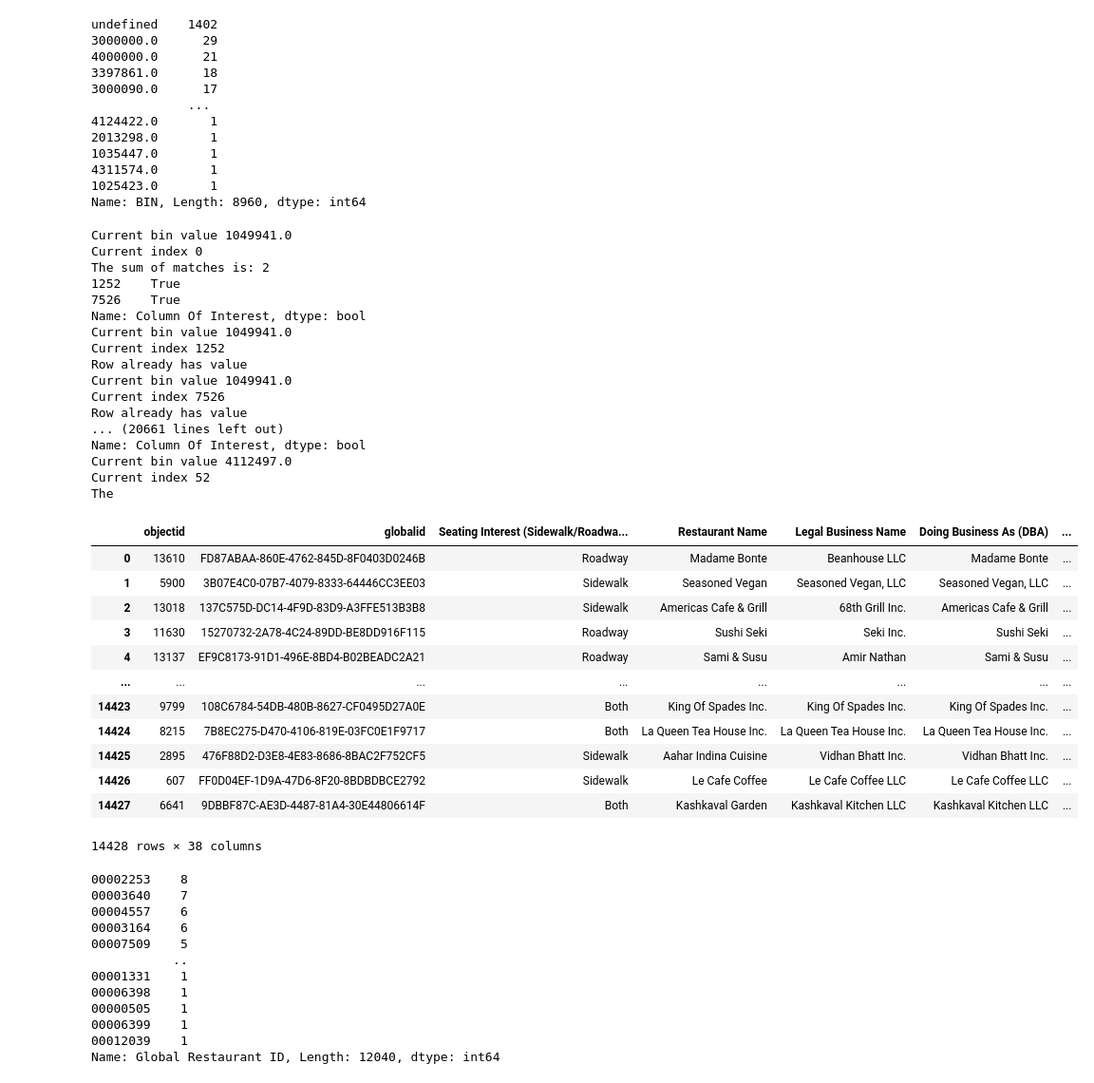
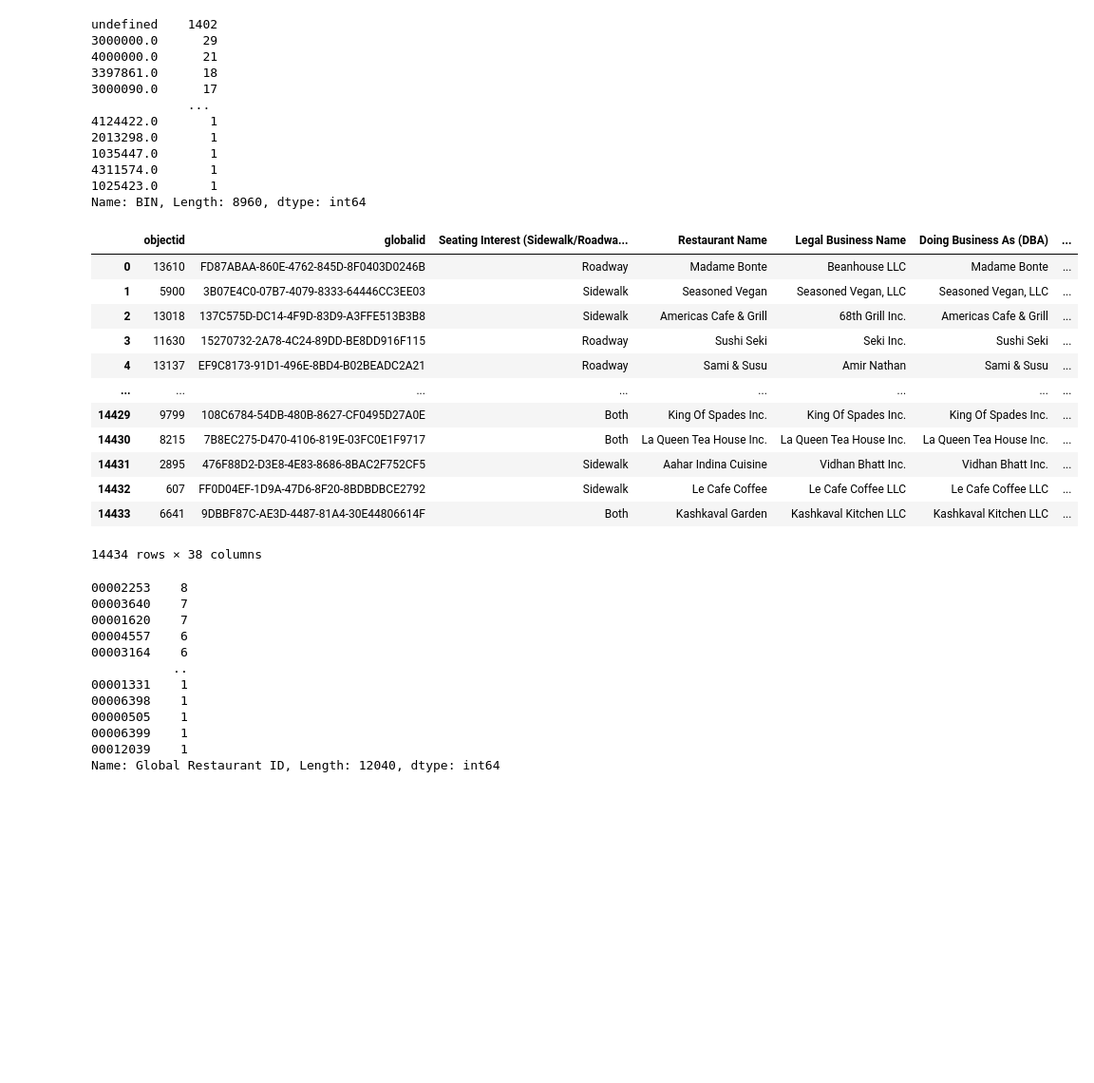
Before and after one commit to sephi-22/restaurant_services_analytics, a Jupyter notebook: Creating_global_id.ipynb, the cells around one changed output. Shown at 95% size. Cells and saved outputs as stored; diff of their text form; code cells hidden in the pictures; blank space fills up the shorter version.

```diff
--- a/Creating_global_id.ipynb
+++ b/Creating_global_id.ipynb
@@ -55,7 +55,7 @@ Name: BIN, Length: 8960, dtype: int64
 # %%
 #Function to fill Global Restaurant ID
 global_restaurant_id_counter = 0
-def assign_global_restaurant_id(df, threshold=85):
+def assign_global_restaurant_id(df, unique_column, threshold=85):
     global global_restaurant_id_counter
     # Filter rows where 'Global Restaurant ID' is NaN
     filtered_df = df[df['Global Restaurant ID'] == '']
@@ -67,14 +67,10 @@ def assign_global_restaurant_id(df, threshold=85):
 
         # Iterate through rows in the BIN group
         for index, row in bin_group.iterrows():
-            print("Current bin value", bin_value)
-            print("Current index", index)
             # Check if the 'Column of Interest' values are similar
             if pd.isna(filtered_df.loc[index, 'Global Restaurant ID']) or filtered_df.loc[index, 'Global Restaurant ID'] == '':
                 # Check if the 'Column of Interest' values are similar with other rows in the group
                 match = bin_group[bin_group.index != index]['Column Of Interest'].apply(lambda x: fuzz.ratio(row['Column Of Interest'], x) > threshold)
-                print("The sum of matches is:", match.sum())
-                print(match)
 
                 # If there are matches, assign the same global restaurant ID to the current row and matching rows
                 if match.any():
@@ -86,49 +82,14 @@ def assign_global_restaurant_id(df, threshold=85):
                     # If no match, assign the next global restaurant ID to the single row
                     filtered_df.at[index, 'Global Restaurant ID'] = f"{global_restaurant_id_counter:08d}"
                     global_restaurant_id_counter += 1
-            else:
-                print("Row already has value")
 
-    return filtered_df
+        # Merge the result_df with the original df
+    df = pd.merge(df, filtered_df[[unique_column, 'Global Restaurant ID']], on=unique_column, how='left', suffixes=('', '_filtered'))
+    df['Global Restaurant ID'] = df['Global Restaurant ID_filtered'].combine_first(df['Global Restaurant ID'])
+    df.drop(columns=['Global Restaurant ID_filtered'], inplace=True)
+
+    return df
 
 
-    return filtered_df
-    # Merge the filtered_df back to the original df based on unique_column and copy the 'Global Restaurant ID' values
-#df = pd.merge(df, filtered_df[[unique_column, 'Global Restaurant ID']], on=unique_column, how='left', suffixes=('', '_filtered'))
-#df['Global Restaurant ID'] = df['Global Restaurant ID_filtered'].combine_first(df['Global Restaurant ID'])
-#df.drop(columns=['Global Restaurant ID_filtered'], inplace=True)
 
-#return df
-result_df = assign_global_restaurant_id(historic_df,threshold=85)
-result_df
+historic_df = assign_global_restaurant_id(historic_df,'globalid',threshold=85)
-# %% [output]
-Current bin value 1049941.0
-Current index 0
-The sum of matches is: 2
-1252    True
-7526    True
-Name: Column Of Interest, dtype: bool
-Current bin value 1049941.0
-Current index 1252
-Row already has value
-Current bin value 1049941.0
-Current index 7526
-Row already has value
-... (20661 lines left out)
-Name: Column Of Interest, dtype: bool
-Current bin value 4112497.0
-Current index 52
-The
-|  | objectid | globalid | Seating Interest (Sidewalk/Roadwa... | Restaurant Name | Legal Business Name | Doing Business As (DBA) | ... |
-| 0 | 13610 | FD87ABAA-860E-4762-845D-8F0403D0246B | Roadway | Madame Bonte | Beanhouse LLC | Madame Bonte | ... |
-| 1 | 5900 | 3B07E4C0-07B7-4079-8333-64446CC3EE03 | Sidewalk | Seasoned Vegan | Seasoned Vegan, LLC | Seasoned Vegan, LLC | ... |
-| 2 | 13018 | 137C575D-DC14-4F9D-83D9-A3FFE513B3B8 | Sidewalk | Americas Cafe & Grill | 68th Grill Inc. | Americas Cafe & Grill | ... |
-| 3 | 11630 | 15270732-2A78-4C24-89DD-BE8DD916F115 | Roadway | Sushi Seki | Seki Inc. | Sushi Seki | ... |
-| 4 | 13137 | EF9C8173-91D1-496E-8BD4-B02BEADC2A21 | Roadway | Sami & Susu | Amir Nathan | Sami & Susu | ... |
-| ... | ... | ... | ... | ... | ... | ... | ... |
-| 14423 | 9799 | 108C6784-54DB-480B-8627-CF0495D27A0E | Both | King Of Spades Inc. | King Of Spades Inc. | King Of Spades Inc. | ... |
-| 14424 | 8215 | 7B8EC275-D470-4106-819E-03FC0E1F9717 | Both | La Queen Tea House Inc. | La Queen Tea House Inc. | La Queen Tea House Inc. | ... |
-| 14425 | 2895 | 476F88D2-D3E8-4E83-8686-8BAC2F752CF5 | Sidewalk | Aahar Indina Cuisine | Vidhan Bhatt Inc. | Vidhan Bhatt Inc. | ... |
-| 14426 | 607 | FF0D04EF-1D9A-47D6-8F20-8BDBDBCE2792 | Sidewalk | Le Cafe Coffee | Le Cafe Coffee LLC | Le Cafe Coffee LLC | ... |
-| 14427 | 6641 | 9DBBF87C-AE3D-4487-81A4-30E44806614F | Both | Kashkaval Garden | Kashkaval Kitchen LLC | Kashkaval Kitchen LLC | ... |
-14428 rows × 38 columns
@@ -135,11 +105,27 @@ The
+# %%
+historic_df
+# %% [output]
+|  | objectid | globalid | Seating Interest (Sidewalk/Roadwa... | Restaurant Name | Legal Business Name | Doing Business As (DBA) | ... |
+| 0 | 13610 | FD87ABAA-860E-4762-845D-8F0403D0246B | Roadway | Madame Bonte | Beanhouse LLC | Madame Bonte | ... |
+| 1 | 5900 | 3B07E4C0-07B7-4079-8333-64446CC3EE03 | Sidewalk | Seasoned Vegan | Seasoned Vegan, LLC | Seasoned Vegan, LLC | ... |
+| 2 | 13018 | 137C575D-DC14-4F9D-83D9-A3FFE513B3B8 | Sidewalk | Americas Cafe & Grill | 68th Grill Inc. | Americas Cafe & Grill | ... |
+| 3 | 11630 | 15270732-2A78-4C24-89DD-BE8DD916F115 | Roadway | Sushi Seki | Seki Inc. | Sushi Seki | ... |
+| 4 | 13137 | EF9C8173-91D1-496E-8BD4-B02BEADC2A21 | Roadway | Sami & Susu | Amir Nathan | Sami & Susu | ... |
+| ... | ... | ... | ... | ... | ... | ... | ... |
+| 14429 | 9799 | 108C6784-54DB-480B-8627-CF0495D27A0E | Both | King Of Spades Inc. | King Of Spades Inc. | King Of Spades Inc. | ... |
+| 14430 | 8215 | 7B8EC275-D470-4106-819E-03FC0E1F9717 | Both | La Queen Tea House Inc. | La Queen Tea House Inc. | La Queen Tea House Inc. | ... |
+| 14431 | 2895 | 476F88D2-D3E8-4E83-8686-8BAC2F752CF5 | Sidewalk | Aahar Indina Cuisine | Vidhan Bhatt Inc. | Vidhan Bhatt Inc. | ... |
+| 14432 | 607 | FF0D04EF-1D9A-47D6-8F20-8BDBDBCE2792 | Sidewalk | Le Cafe Coffee | Le Cafe Coffee LLC | Le Cafe Coffee LLC | ... |
+| 14433 | 6641 | 9DBBF87C-AE3D-4487-81A4-30E44806614F | Both | Kashkaval Garden | Kashkaval Kitchen LLC | Kashkaval Kitchen LLC | ... |
+14434 rows × 38 columns
 # %%
-result_df['Global Restaurant ID'].value_counts()
+historic_df['Global Restaurant ID'].value_counts()
 # %% [output]
 00002253    8
 00003640    7
+00001620    7
 00004557    6
 00003164    6
-00007509    5
            ..
 00001331    1
 00006398    1
```
Also changed, not shown: parts of 7 cells of this notebook.
